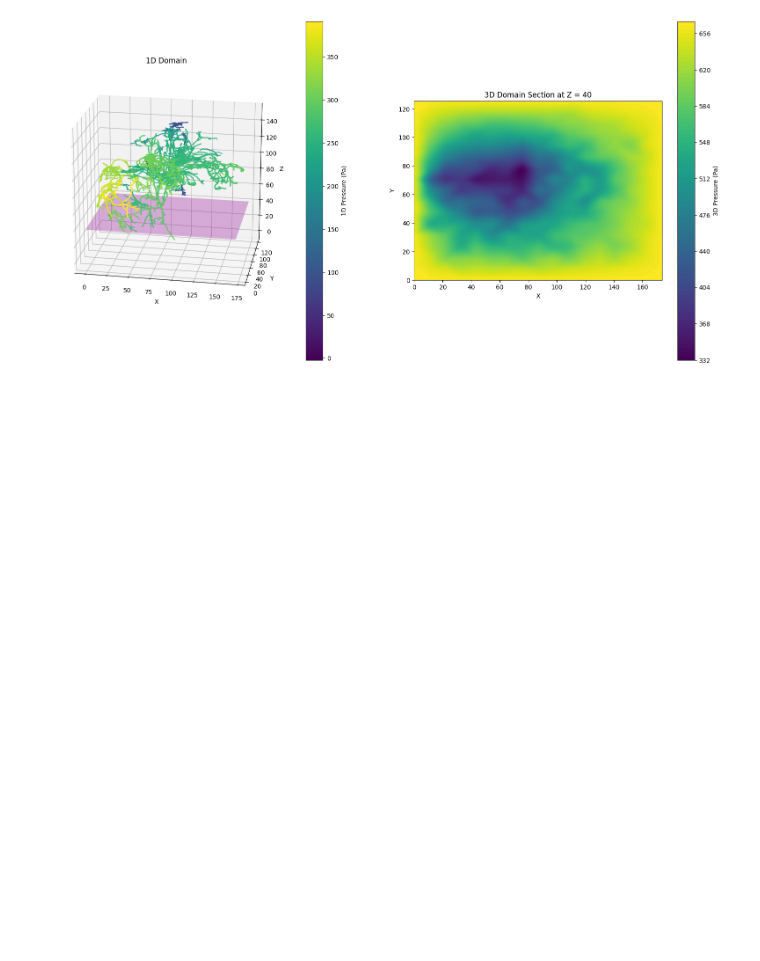
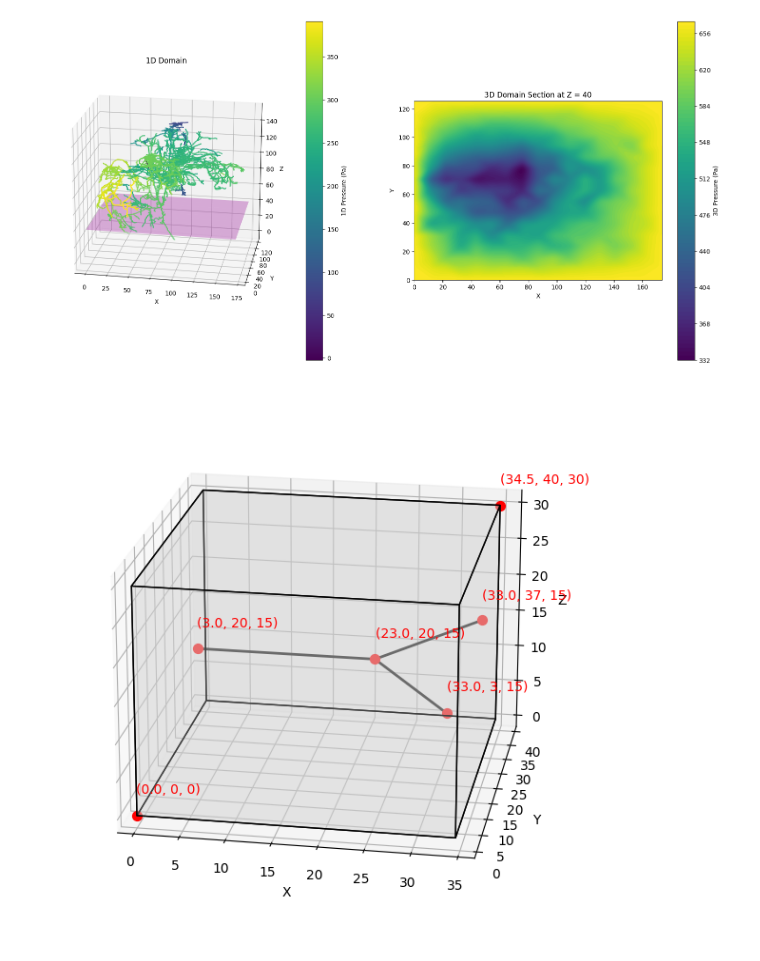
Before and after one commit to isosafrasaurus/3D-1D, a Jupyter notebook: 3D1D.ipynb, the cells around one changed output. Cells and saved outputs as stored; diff of their text form; code cells hidden in the pictures; blank space fills up the shorter version.

Commit message:
test bifur diagram

```diff
--- a/3D1D.ipynb
+++ b/3D1D.ipynb
@@ -402,3 +402,69 @@ visualizer.visualize(test.Lambda, test.uh1d, mesh3d=test.Omega, sol3d=test.uh3d,
 [figure]
 # %%
 test.save_vtk(os.path.join(WD_PATH, 'perfusion_results', 'test2'))
+# %%
+import matplotlib.pyplot as plt
+from mpl_toolkits.mplot3d.art3d import Poly3DCollection
+import numpy as np
+
+# Define vertices of the rectangular prism
+vertices = np.array([[0, 0, 0],
+                     [34.5, 0, 0],
+                     [34.5, 40, 0],
+                     [0, 40, 0],
+                     [0, 0, 30],
+                     [34.5, 0, 30],
+                     [34.5, 40, 30],
+                     [0, 40, 30]])
+
+# Define faces of the rectangular prism
+faces = [[vertices[j] for j in [0, 1, 5, 4]],  # Bottom face
+         [vertices[j] for j in [2, 3, 7, 6]],  # Top face
+         [vertices[j] for j in [0, 3, 7, 4]],  # Left face
+         [vertices[j] for j in [1, 2, 6, 5]],  # Right face
+         [vertices[j] for j in [0, 1, 2, 3]],  # Front face
+         [vertices[j] for j in [4, 5, 6, 7]]]  # Back face
+
+# Create a figure and a 3D axis
+fig = plt.figure(figsize=(6,6))
+ax = fig.add_subplot(111, projection='3d')
+ax.view_init(elev=20, azim=-80)
+
+# Plot the rectangular prism
+ax.add_collection3d(Poly3DCollection(faces, facecolors='lightgray', linewidths=1, edgecolors='black', alpha=0.3))
+
+# Define points for the Y-shaped bifurcation
+center = np.array([23, 20, 15])
+point1 = np.array([3, 20, 15])
+point2 = np.array([33, 37, 15])
+point3 = np.array([33, 3, 15])
+dim0 = np.array([0,0,0])
+dim1 = np.array([34.5, 40, 30])
+
+# Plot the bifurcation edges (same as before)
+ax.plot([center[0], point1[0]], [center[1], point1[1]], [center[2], point1[2]], color='black', linewidth=2)
+ax.plot([center[0], point2[0]], [center[1], point2[1]], [center[2], point2[2]], color='black', linewidth=2)
+ax.plot([center[0], point3[0]], [center[1], point3[1]], [center[2], point3[2]], color='black', linewidth=2)
+
+# Add red dots and labels at the vertices and the center of the bifurcation (same as before)
+vertices_with_center = np.vstack([point1, point2, point3, center, dim0, dim1])
+elevation = 3
+for v in vertices_with_center:
+    ax.scatter(v[0], v[1], v[2], color='red', s=50)
+    ax.text(v[0], v[1], v[2] + elevation, f'({(v[0]):.1f}, {int(v[1])}, {int(v[2])})', color='red', zorder=10)
+
+# Adjust plot limits for padding
+padding = 1  # Adjust this value to control padding
+ax.set_xlim([0 - padding, 35 + padding])
+ax.set_ylim([0 - padding, 40 + padding])
+ax.set_zlim([0 - padding, 30 + padding])
+
+# Set plot labels (same as before)
+ax.set_xlabel('X')
+ax.set_ylabel('Y')
+ax.set_zlabel('Z')
+
+plt.tight_layout()
+plt.show()
+# %% [output]
+[figure, added]
```
Also changed, not shown: parts of 4 cells of this notebook.
